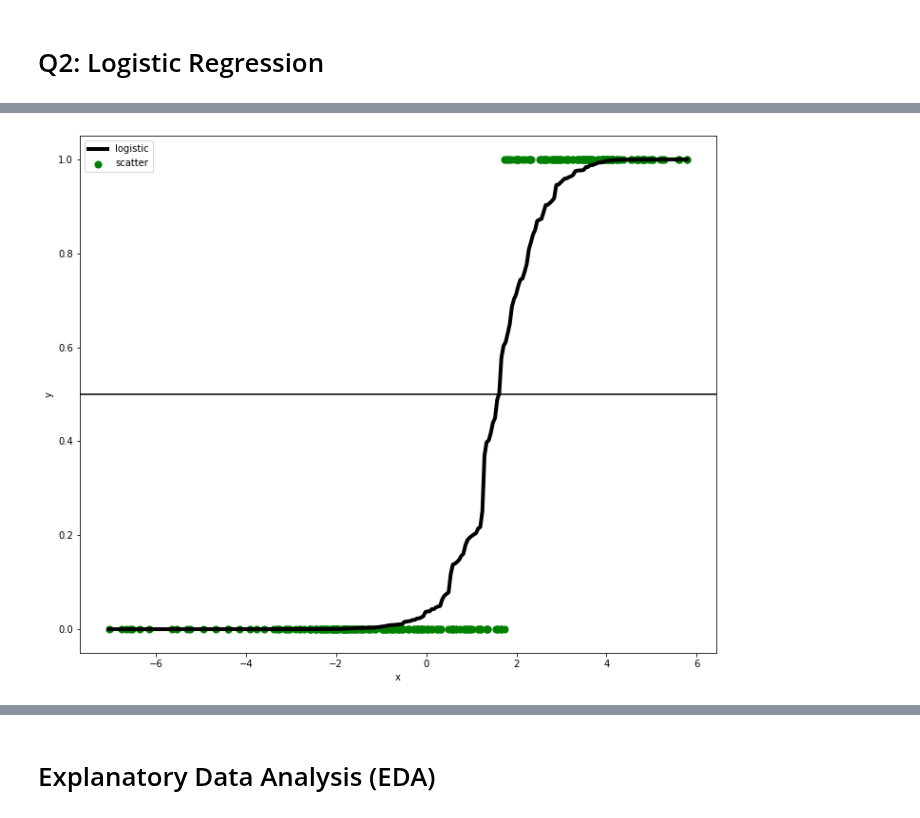
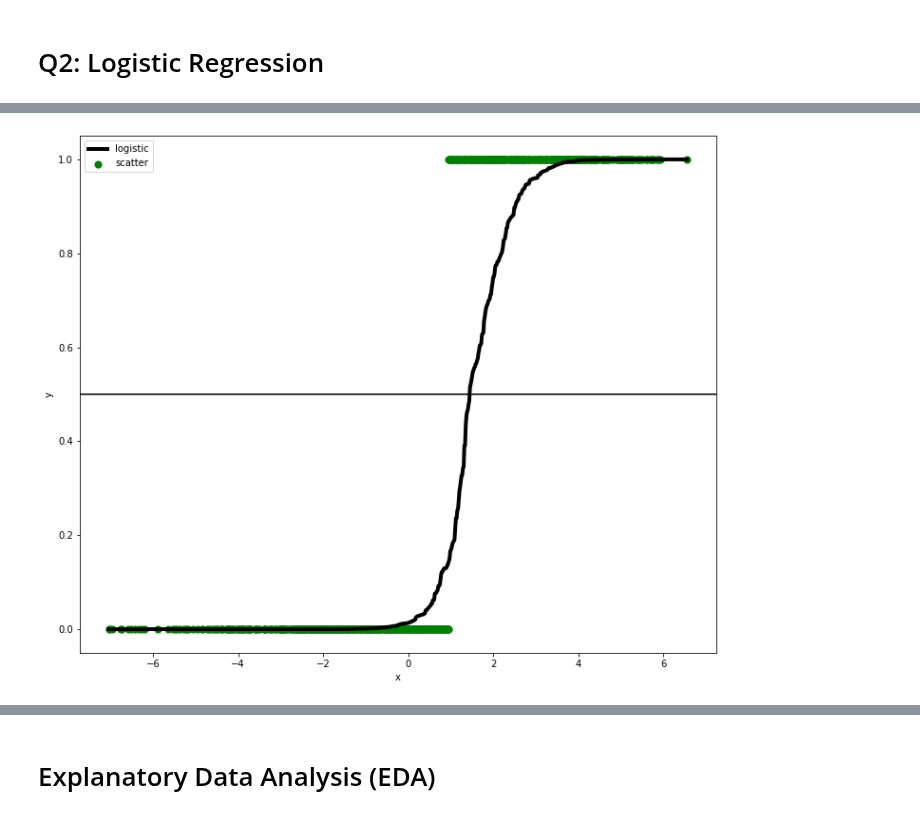
Before and after one commit to a-m-kyp/ML-HW, a Jupyter notebook: HW#2.ipynb, the cells around one changed output, grey strips where cells are left out. Saved outputs shown, nothing was run; the diff lists cells and outputs as text; code cells hidden in the pictures.

```diff
--- a/HW#2.ipynb
+++ b/HW#2.ipynb
@@ -187,7 +187,7 @@ def hypothesis(x_data, theta_or_weight):
     """
     return np.dot(x_data, theta_or_weight)
 
-def loss_function_with_regularization(x_data, y_data, theta, regularization_parameter):
+def loss_function_with_regularization(x_data, y_data, weights, regularization_parameter):
     """Loss Function with regularization
     @param x_data: train data
     @param y_data: train label
@@ -196,8 +196,8 @@ def loss_function_with_regularization(x_data, y_data, theta, regularization_para
     @return: loss function value
     """
     m_number_of_samples = x_data.shape[0]
-    j_theta_1_mse_loss = np.sum(np.square(hypothesis(x_data, theta) - y_data)) / 2 * m_number_of_samples
-    j_theta_2_regularization_loss = regularization_parameter * np.sum(np.square(theta)) / 2 * m_number_of_samples
+    j_theta_1_mse_loss = (1 / (2 * m_number_of_samples)) * np.sum(np.square(hypothesis(x_data, weights) - y_data))
+    j_theta_2_regularization_loss = (regularization_parameter / (2 * m_number_of_samples)) * np.sum(np.square(weights))
     return j_theta_1_mse_loss + j_theta_2_regularization_loss
 
 def loss_function(x_data, y_data, theta):
@@ -223,7 +223,7 @@ def gradient_descent(x_train, y_train, x_validation, y_validation, theta, alpha,
     @return: updated wieghts and loss function value
     """
 
-    penalty = 3
+    penalty = 5
     iteration = 0
     theta_list = []
     train_cost_list = []
@@ -238,6 +238,7 @@ def gradient_descent(x_train, y_train, x_validation, y_validation, theta, alpha,
         iteration = iteration + 1
         if iteration % 5000 == 0:
             print("iteration: ", iteration, "alpha: ", alpha, "regularization_parameter: ", regularization_parameter, "Validation loss: ", validation_cost_list[-1], "Train loss: ", train_cost_list[-1])
+
         hypothesis_value = hypothesis(x_train, theta)
         # updating θ_j with regularization
         for j_index in range(theta.shape[0]):
@@ -258,7 +259,7 @@ def gradient_descent(x_train, y_train, x_validation, y_validation, theta, alpha,
 
         if len(validation_cost_list) >= 3:
             plateau_list = np.array(validation_cost_list[-3:])
-            if np.round(plateau_list[-1], 2) == np.round(plateau_list[-2], 2) == np.round(plateau_list[-3], 2):
+            if np.round(plateau_list[-1], 3) == np.round(plateau_list[-2], 3) == np.round(plateau_list[-3], 3):
                 penalty = penalty - 1
                 if penalty > 0:
                     continue
@@ -284,8 +285,8 @@ def linear_regression_predict(x_data, theta):
 
 def plot_loss_train_validation(train_loss_history, validation_loss_history, alpha, regul_param):
     plt.figure(figsize=(12, 10))
-    plt.plot(train_loss_history, label="train_loss", color="lightgreen", linewidth=3)
-    plt.plot(validation_loss_history, label="validation_loss", color="lightblue", linewidth=3)
+    plt.plot(train_loss_history, label="train_loss", color="red", linewidth=3, lineStyle="--")
+    plt.plot(validation_loss_history, label="validation_loss", color="blue", linewidth=3, lineStyle="--")
     plt.xlabel('Iteration')
     plt.ylabel('Loss')
     plt.legend(loc="upper right")
@@ -397,8 +398,8 @@ dataset.insert(0, "theta_0", np.ones(dataset.shape[0]))
 feature_columns = dataset.drop('median_house_value', axis=1).columns
 # print(">====================================================<")
 
-X = dataset[feature_columns]
-y = dataset["median_house_value"]
+X = dataset.drop('median_house_value', axis=1)
+y = dataset[["median_house_value"]]
 
 # print(">=========== split data to 60% train,20% validation and 20% test ===========<")
 x_train, y_train, x_validation_test, y_validation_test = train_test_split(X, y, train_size=.6, shuffle=True)
@@ -410,16 +411,15 @@ x_train, y_train, x_validation, y_validation, x_test, y_test = np.array(x_train)
 y_train, y_test, y_validation, = reshape_to_1d(y_train, y_test, y_validation)
 # print(">===========================================================================<")
 # %%
-# lambda_list = [0, 0.1, 1, 10]
-lambda_list = [20, 100]
+lambda_list = [0, 0.1, 1, 10]
 alpha_list = [0.1, 0.3, 0.5, 0.7, 1]
 alpha_lambda_coeff_loss_mse_df = pd.DataFrame(columns=["alpha", "lambda", "coeffs", "loss", "mse"])
 
 # loss plot for each alpha and lambda
 for alpha in alpha_list:
     for regul_param in lambda_list:
-        random_theta = np.random.rand(x_train.shape[1]) * 5 + 5 # random values between 5 and 10
-        last_theta, theta_history, train_loss_history, validation_loss_history = fit_linear_regression(x_train, y_train, x_validation, y_validation, random_theta , alpha=alpha, regularization_parameter=regul_param)
+        random_theta = np.random.rand(x_train.shape[1])  # random values between 5 and 10
+        last_theta, theta_history, train_loss_history, validation_loss_history = fit_linear_regression(x_train, y_train, x_test, y_test, random_theta , alpha=alpha, regularization_parameter=regul_param)
         plot_loss_train_validation(train_loss_history, validation_loss_history, alpha, regul_param)
         y_predict = linear_regression_predict(x_test, last_theta)
         mean_squared_error = calculate_mse(y_test, y_predict)
@@ -968,11 +988,15 @@ y = dataset["label"]
 # print(">====================================================<")
 
 # print(">=========== split data to 60% train,20% validation and 20% test ===========<")
-x_train, y_train, x_validation_test, y_validation_test = train_test_split(X, y, train_size=.6, shuffle=True)
-x_validation, y_validation, x_test, y_test = train_test_split(x_validation_test, y_validation_test, test_size=.5, shuffle=True)
+# x_train, y_train, x_validation_test, y_validation_test = train_test_split(X, y, train_size=.6, shuffle=True)
+# x_validation, y_validation, x_test, y_test = train_test_split(x_validation_test, y_validation_test, test_size=.5, shuffle=True)
 
 # print(feature_columns, x_train.head())
 
-x_train, y_train, x_validation, y_validation, x_test, y_test = np.array(x_train), np.array(y_train), np.array(x_validation), np.array(y_validation), np.array(x_test), np.array(y_test)
-y_train, y_test, y_validation, = reshape_to_1d(y_train, y_test, y_validation)
-# print(">====================================================<")
+# x_train, y_train, x_validation, y_validation, x_test, y_test = np.array(x_train), np.array(y_train), np.array(x_validation), np.array(y_validation), np.array(x_test), np.array(y_test)
+# y_train, y_test, y_validation, = reshape_to_1d(y_train, y_test, y_validation)
+# # print(">====================================================<")
+
+x_train, y_train, x_test, y_test = train_test_split(X.copy(), y.copy(), test_size=.6, shuffle=True)
+x_train, y_train, x_test, y_test = np.array(x_train), np.array(y_train), np.array(x_test), np.array(y_test)
+y_train, y_test = reshape_to_1d(y_train, y_test)
@@ -1030,7 +1141,7 @@ iteration:  10734 alpha:  1 regularization_parameter:  1 Validation loss:  0.059
 # %%
-plot_logistic_regression(x_test.copy(), y_test.copy(), coeffs, 1)
+plot_logistic_regression(x_test.copy(), y_test.copy(), coeffs, column_number=1)
 # %% [output]
-[figure, old version]
+[figure, new version]
 # %%
 # def roc_curve(y_true, y_pred):
 #     """
```
Also changed, not shown: parts of 12 cells of this notebook.
